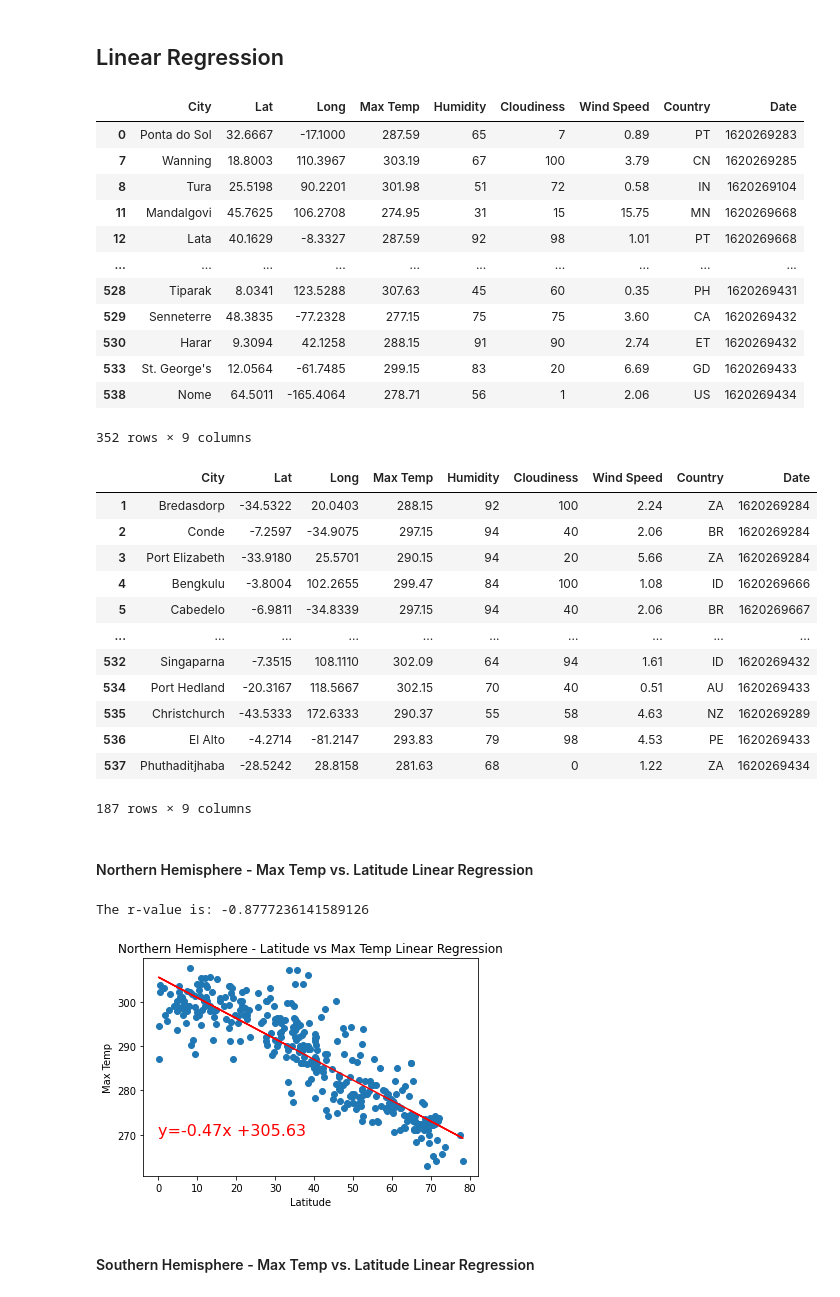
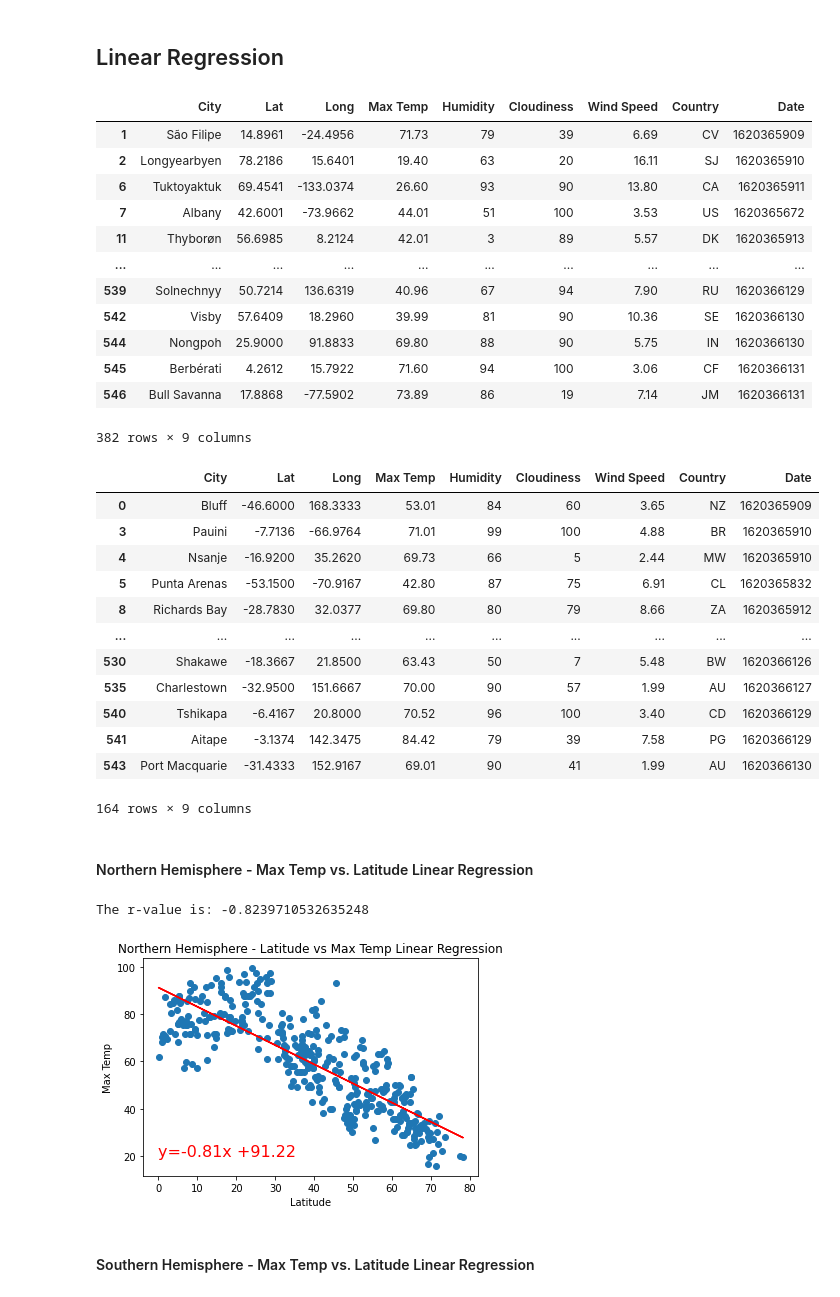
Before and after one commit to dsilva-v/python-api-challenge, a Jupyter notebook: WeatherPy/WeatherPy.ipynb, the cells around one changed output. Saved outputs shown, nothing was run; the diff lists cells and outputs as text; code cells hidden in the pictures.

```diff
--- a/WeatherPy/WeatherPy.ipynb
+++ b/WeatherPy/WeatherPy.ipynb
@@ -71,7 +71,8 @@ city = []
 open_weather_url = "http://api.openweathermap.org/data/2.5/weather?"
 #city query url
 city_query_url = f"{open_weather_url}q="
-app_key_url = f"&appid={weather_api_key}"
+units = "imperial"
+app_key_url = f"&units={units}&appid={weather_api_key}"
 
 # run a for loop for all the cities by passing them to the query parameter
 for i in range(len(cities)):
@@ -250,52 +265,52 @@ display(north_hemisphere_df)
 display(south_hemisphere_df)
 # %% [output]
 |  | City | Lat | Long | Max Temp | Humidity | Cloudiness | Wind Speed | Country | Date |
-| 0 | Ponta do Sol | 32.6667 | -17.1000 | 287.59 | 65 | 7 | 0.89 | PT | 1620269283 |
-| 7 | Wanning | 18.8003 | 110.3967 | 303.19 | 67 | 100 | 3.79 | CN | 1620269285 |
-| 8 | Tura | 25.5198 | 90.2201 | 301.98 | 51 | 72 | 0.58 | IN | 1620269104 |
-| 11 | Mandalgovi | 45.7625 | 106.2708 | 274.95 | 31 | 15 | 15.75 | MN | 1620269668 |
-| 12 | Lata | 40.1629 | -8.3327 | 287.59 | 92 | 98 | 1.01 | PT | 1620269668 |
+| 1 | São Filipe | 14.8961 | -24.4956 | 71.73 | 79 | 39 | 6.69 | CV | 1620365909 |
+| 2 | Longyearbyen | 78.2186 | 15.6401 | 19.40 | 63 | 20 | 16.11 | SJ | 1620365910 |
+| 6 | Tuktoyaktuk | 69.4541 | -133.0374 | 26.60 | 93 | 90 | 13.80 | CA | 1620365911 |
+| 7 | Albany | 42.6001 | -73.9662 | 44.01 | 51 | 100 | 3.53 | US | 1620365672 |
+| 11 | Thyborøn | 56.6985 | 8.2124 | 42.01 | 3 | 89 | 5.57 | DK | 1620365913 |
 | ... | ... | ... | ... | ... | ... | ... | ... | ... | ... |
-| 528 | Tiparak | 8.0341 | 123.5288 | 307.63 | 45 | 60 | 0.35 | PH | 1620269431 |
-| 529 | Senneterre | 48.3835 | -77.2328 | 277.15 | 75 | 75 | 3.60 | CA | 1620269432 |
-| 530 | Harar | 9.3094 | 42.1258 | 288.15 | 91 | 90 | 2.74 | ET | 1620269432 |
-| 533 | St. George's | 12.0564 | -61.7485 | 299.15 | 83 | 20 | 6.69 | GD | 1620269433 |
-| 538 | Nome | 64.5011 | -165.4064 | 278.71 | 56 | 1 | 2.06 | US | 1620269434 |
+| 539 | Solnechnyy | 50.7214 | 136.6319 | 40.96 | 67 | 94 | 7.90 | RU | 1620366129 |
+| 542 | Visby | 57.6409 | 18.2960 | 39.99 | 81 | 90 | 10.36 | SE | 1620366130 |
+| 544 | Nongpoh | 25.9000 | 91.8833 | 69.80 | 88 | 90 | 5.75 | IN | 1620366130 |
+| 545 | Berbérati | 4.2612 | 15.7922 | 71.60 | 94 | 100 | 3.06 | CF | 1620366131 |
+| 546 | Bull Savanna | 17.8868 | -77.5902 | 73.89 | 86 | 19 | 7.14 | JM | 1620366131 |
-352 rows × 9 columns
+382 rows × 9 columns
 |  | City | Lat | Long | Max Temp | Humidity | Cloudiness | Wind Speed | Country | Date |
-| 1 | Bredasdorp | -34.5322 | 20.0403 | 288.15 | 92 | 100 | 2.24 | ZA | 1620269284 |
-| 2 | Conde | -7.2597 | -34.9075 | 297.15 | 94 | 40 | 2.06 | BR | 1620269284 |
-| 3 | Port Elizabeth | -33.9180 | 25.5701 | 290.15 | 94 | 20 | 5.66 | ZA | 1620269284 |
-| 4 | Bengkulu | -3.8004 | 102.2655 | 299.47 | 84 | 100 | 1.08 | ID | 1620269666 |
-| 5 | Cabedelo | -6.9811 | -34.8339 | 297.15 | 94 | 40 | 2.06 | BR | 1620269667 |
+| 0 | Bluff | -46.6000 | 168.3333 | 53.01 | 84 | 60 | 3.65 | NZ | 1620365909 |
+| 3 | Pauini | -7.7136 | -66.9764 | 71.01 | 99 | 100 | 4.88 | BR | 1620365910 |
+| 4 | Nsanje | -16.9200 | 35.2620 | 69.73 | 66 | 5 | 2.44 | MW | 1620365910 |
+| 5 | Punta Arenas | -53.1500 | -70.9167 | 42.80 | 87 | 75 | 6.91 | CL | 1620365832 |
+| 8 | Richards Bay | -28.7830 | 32.0377 | 69.80 | 80 | 79 | 8.66 | ZA | 1620365912 |
 | ... | ... | ... | ... | ... | ... | ... | ... | ... | ... |
-| 532 | Singaparna | -7.3515 | 108.1110 | 302.09 | 64 | 94 | 1.61 | ID | 1620269432 |
-| 534 | Port Hedland | -20.3167 | 118.5667 | 302.15 | 70 | 40 | 0.51 | AU | 1620269433 |
-| 535 | Christchurch | -43.5333 | 172.6333 | 290.37 | 55 | 58 | 4.63 | NZ | 1620269289 |
-| 536 | El Alto | -4.2714 | -81.2147 | 293.83 | 79 | 98 | 4.53 | PE | 1620269433 |
-| 537 | Phuthaditjhaba | -28.5242 | 28.8158 | 281.63 | 68 | 0 | 1.22 | ZA | 1620269434 |
+| 530 | Shakawe | -18.3667 | 21.8500 | 63.43 | 50 | 7 | 5.48 | BW | 1620366126 |
+| 535 | Charlestown | -32.9500 | 151.6667 | 70.00 | 90 | 57 | 1.99 | AU | 1620366127 |
+| 540 | Tshikapa | -6.4167 | 20.8000 | 70.52 | 96 | 100 | 3.40 | CD | 1620366129 |
+| 541 | Aitape | -3.1374 | 142.3475 | 84.42 | 79 | 39 | 7.58 | PG | 1620366129 |
+| 543 | Port Macquarie | -31.4333 | 152.9167 | 69.01 | 90 | 41 | 1.99 | AU | 1620366130 |
-187 rows × 9 columns
+164 rows × 9 columns
 # %% [markdown]
 ####  Northern Hemisphere - Max Temp vs. Latitude Linear Regression
 # %%
 x_values = north_hemisphere_df['Lat']
 y_values = north_hemisphere_df['Max Temp']
 
 (slope, intercept, rvalue, pvalue, stderr) = linregress(x_values, y_values)
 line_equation = "y=" +str(round(slope,2))+ "x +" + str(round(intercept,2))
 regress_values = x_values * slope + intercept
 
 plt.scatter(x_values,y_values)
 plt.plot(x_values,regress_values,"r-")
-plt.annotate(line_equation,(0,270),fontsize=16,color='red')
+plt.annotate(line_equation,(0,20),fontsize=16,color='red')
 
 plt.ylabel('Max Temp')
 plt.xlabel('Latitude')
 
 plt.title('Northern Hemisphere - Latitude vs Max Temp Linear Regression')
 print(f'The r-value is: {rvalue}')
 plt.savefig('../Images/Regression_North_MaxTemp_vs_Latitude.png')
 plt.show()
 # %% [output]
-The r-value is: -0.8777236141589126
+The r-value is: -0.8239710532635248
-[figure, old version]
+[figure, new version]
```
Also changed, not shown: parts of 24 cells of this notebook, 16 other files.
